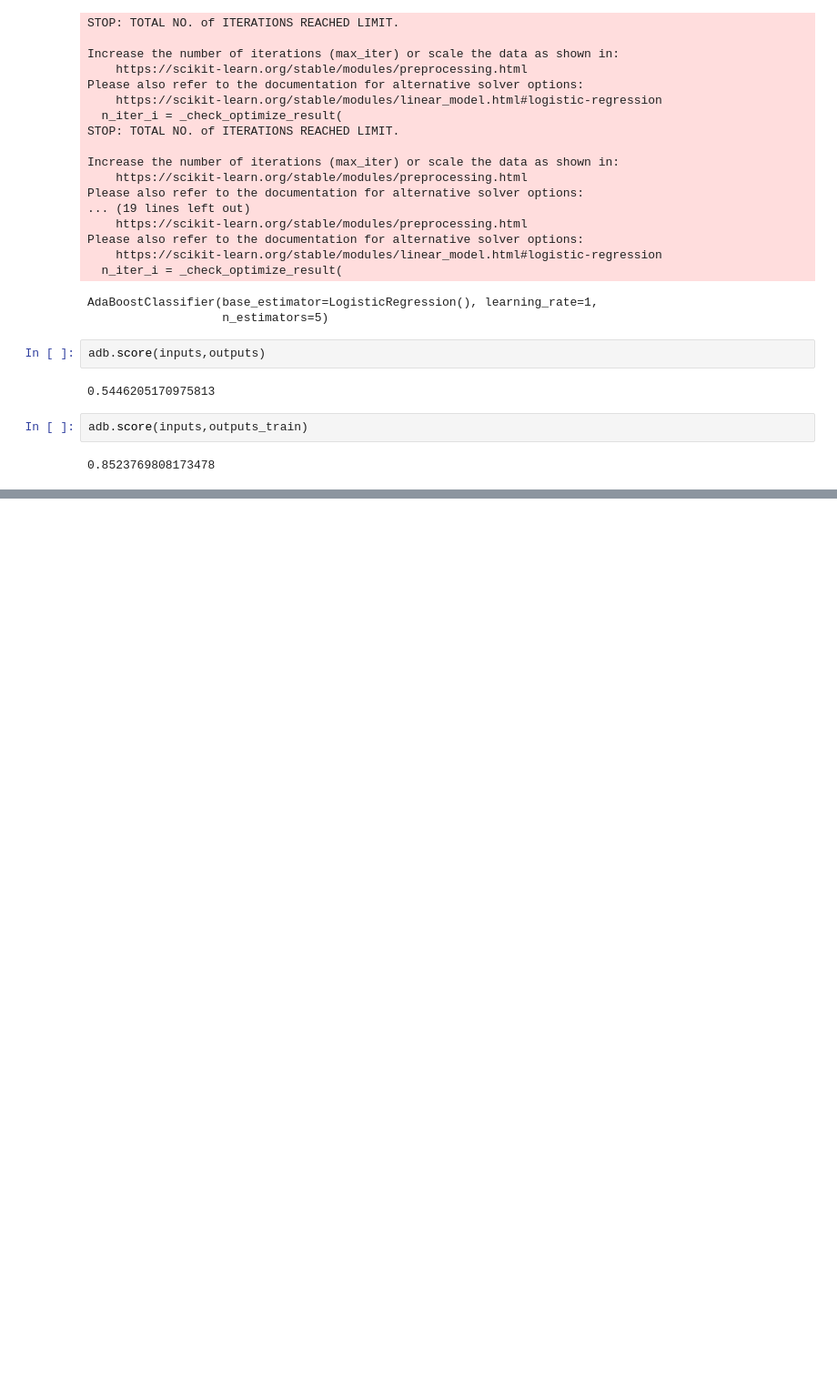
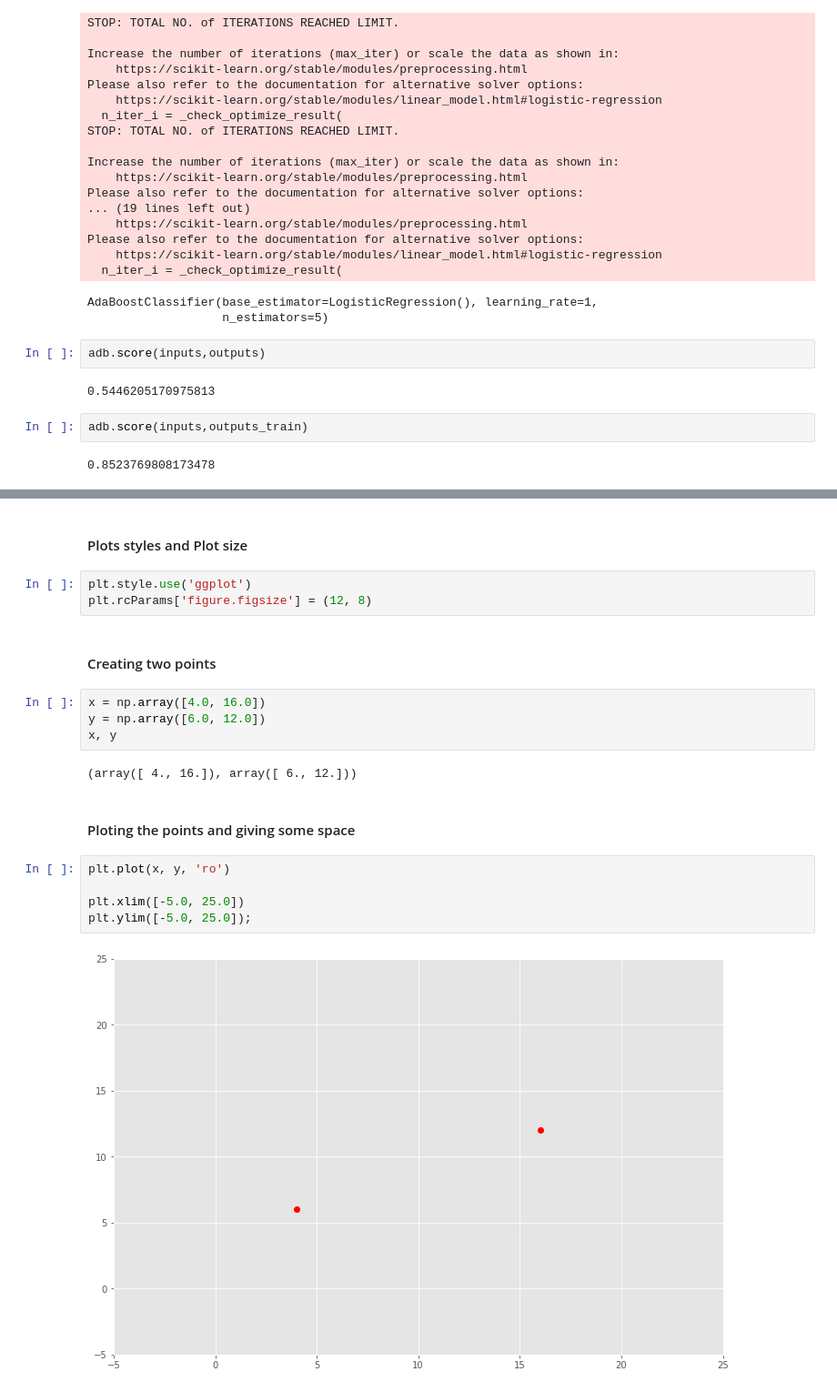
Before and after one commit to G00387847/machineLearningTask, a Jupyter notebook: classificationTask.ipynb, the cells around one changed output, grey strips where cells are left out. Shown at 91% size. Cells and saved outputs as stored; diff of their text form; blank space fills up the shorter version.

```diff
--- a/classificationTask.ipynb
+++ b/classificationTask.ipynb
@@ -426,0 +444,22 @@ adb.score(inputs,outputs_train)
+# %% [markdown]
+#### Plots styles and Plot size
+# %%
+plt.style.use('ggplot')
+plt.rcParams['figure.figsize'] = (12, 8)
+# %% [markdown]
+#### Creating two points
+# %%
+x = np.array([4.0, 16.0])
+y = np.array([6.0, 12.0])
+x, y
+# %% [output]
+(array([ 4., 16.]), array([ 6., 12.]))
+# %% [markdown]
+#### Ploting the points and giving  some space
+# %%
+plt.plot(x, y, 'ro')
+
+plt.xlim([-5.0, 25.0])
+plt.ylim([-5.0, 25.0]);
+# %% [output]
+[figure, added]
```
Also changed, not shown: parts of 27 cells of this notebook, 1 other file.
